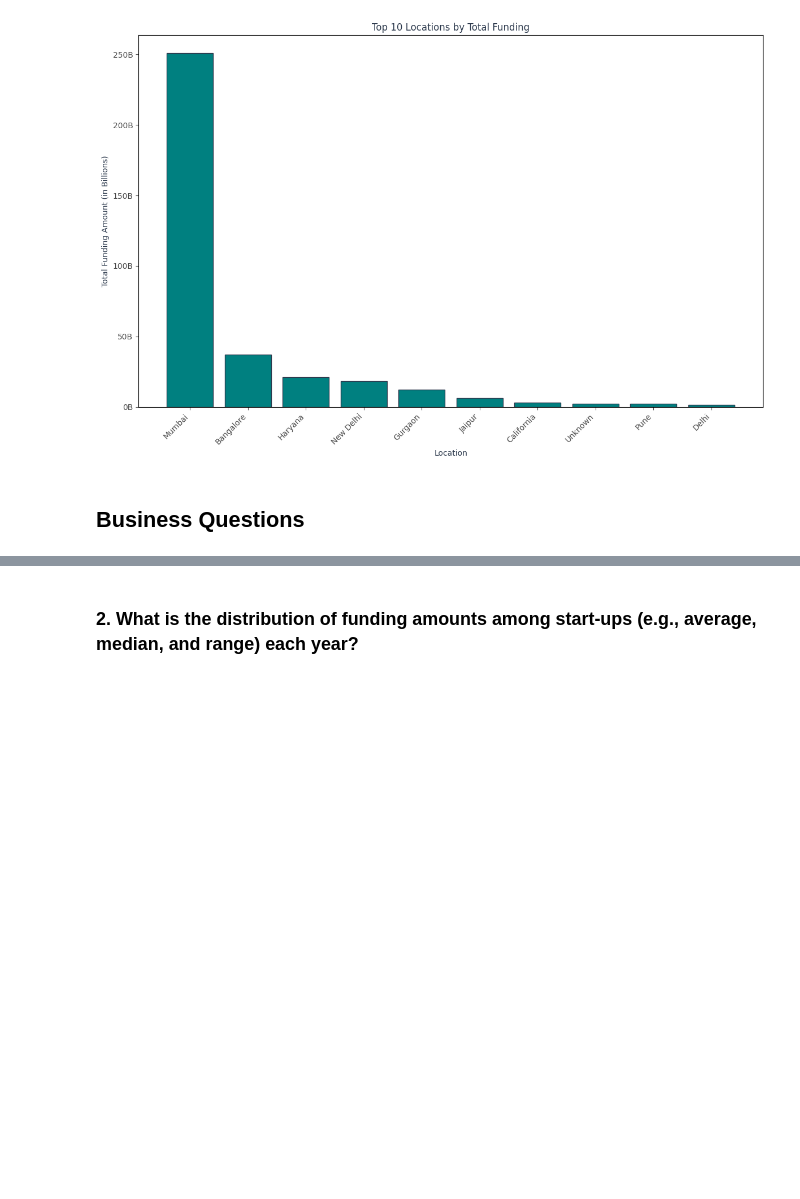
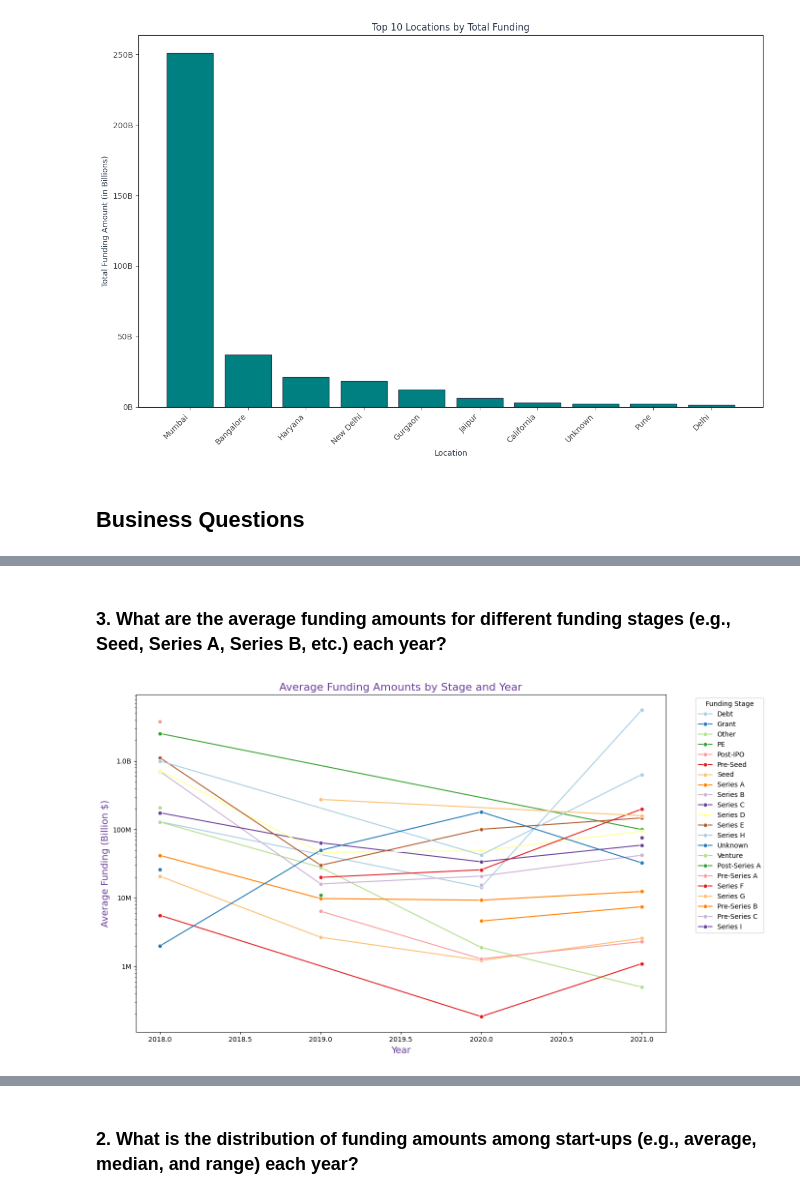
Before and after one commit to elishastanley/Indian-Start-up-Funding-Analysis-2018-2021, a Jupyter notebook: notebook/main.ipynb, the cells around one changed output, grey strips where cells are left out. Cells and saved outputs as stored; diff of their text form; code cells hidden in the pictures; blank space fills up the shorter version.

```diff
--- a/notebook/main.ipynb
+++ b/notebook/main.ipynb
@@ -726,0 +826,39 @@ plt.show()
+# %% [markdown]
+### 3.	What are the average funding amounts for different funding stages (e.g., Seed, Series A, Series B, etc.) each year?
+# %%
+# Aggregating the average funding amount for each stage by year
+average_funding_by_stage_year = data.groupby(['Fund_Year', 'Stage'])['Amount'].mean().reset_index()
+
+# Rename the column for clarity
+average_funding_by_stage_year.rename(columns={'Amount': 'Average_Funding'}, inplace=True)
+
+# Generate a palette with the correct number of colors
+num_stages = average_funding_by_stage_year['Stage'].nunique()
+palette = sns.color_palette("Paired", num_stages)
+
+# Create a line plot to show the average funding amounts for each funding stage over the years
+plt.figure(figsize=(14, 8))
+sns.lineplot(
+    x='Fund_Year',
+    y='Average_Funding',
+    hue='Stage',
+    data=average_funding_by_stage_year,
+    marker='o',
+    palette=palette
+)
+plt.title('Average Funding Amounts by Stage and Year',
+          fontsize=16, color=palette[9])
+plt.xlabel('Year', fontsize=14, color=palette[9])
+plt.ylabel('Average Funding (Billion $)', fontsize=14, color=palette[9])
+plt.yscale('log')  # Log scale for better visualization of funding differences
+
+# Adjust the y-axis labels to show billions
+yticks = plt.gca().get_yticks()
+plt.gca().set_yticklabels(['{:.1f}B'.format(
+    y / 1e9) if y >= 1e9 else '{:.0f}M'.format(y / 1e6) for y in yticks])
+
+plt.legend(title='Funding Stage', bbox_to_anchor=(1.05, 1), loc='upper left')
+plt.tight_layout()
+plt.show()
+# %% [output]
+[figure, added]
```
Also changed, not shown: parts of 26 cells of this notebook.
